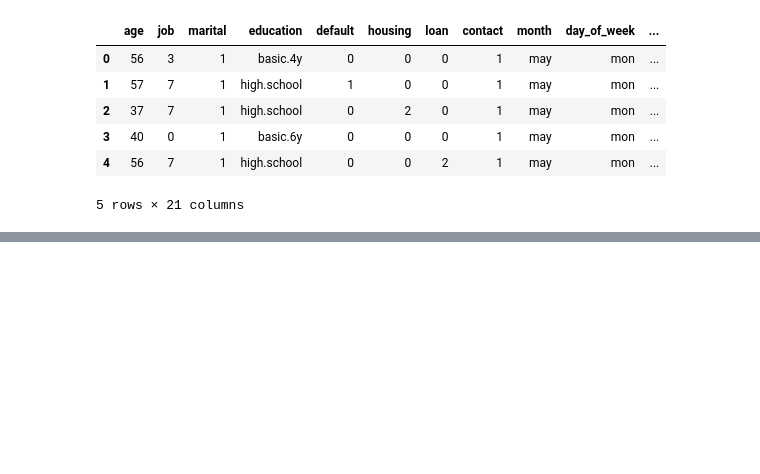
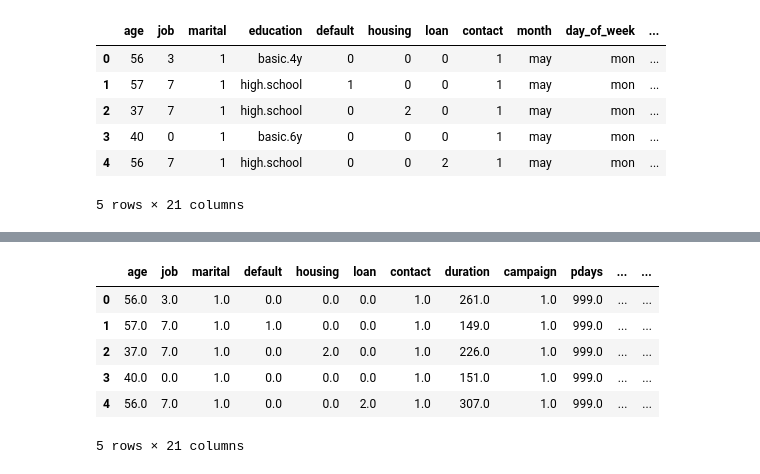
Before and after one commit to trguduru/bank_marketing_prediction, a Jupyter notebook: classification_models_analysis.ipynb, the cells around one changed output, grey strips where cells are left out. Saved outputs shown, nothing was run; the diff lists cells and outputs as text; code cells hidden in the pictures; blank space fills up the shorter version.

```diff
--- a/classification_models_analysis.ipynb
+++ b/classification_models_analysis.ipynb
@@ -248,0 +259,3 @@ bank_df_encoded.head()
+# %%
+bank_df_processed.drop(['education','month','day_of_week'],axis=1, inplace=True)
+print(bank_df_processed.head())
@@ -248,0 +283,11 @@ bank_df_encoded.head()
+# %%
+bank_df_encoded_processed = pd.concat([bank_df_processed,bank_df_encoded],axis=1)
+bank_df_encoded_processed.head()
+# %% [output]
+|  | age | job | marital | default | housing | loan | contact | duration | campaign | pdays | ... | ... |
+| 0 | 56.0 | 3.0 | 1.0 | 0.0 | 0.0 | 0.0 | 1.0 | 261.0 | 1.0 | 999.0 | ... | ... |
+| 1 | 57.0 | 7.0 | 1.0 | 1.0 | 0.0 | 0.0 | 1.0 | 149.0 | 1.0 | 999.0 | ... | ... |
+| 2 | 37.0 | 7.0 | 1.0 | 0.0 | 2.0 | 0.0 | 1.0 | 226.0 | 1.0 | 999.0 | ... | ... |
+| 3 | 40.0 | 0.0 | 1.0 | 0.0 | 0.0 | 0.0 | 1.0 | 151.0 | 1.0 | 999.0 | ... | ... |
+| 4 | 56.0 | 7.0 | 1.0 | 0.0 | 0.0 | 2.0 | 1.0 | 307.0 | 1.0 | 999.0 | ... | ... |
+5 rows × 21 columns
```
Also changed, not shown: parts of 15 cells of this notebook.
